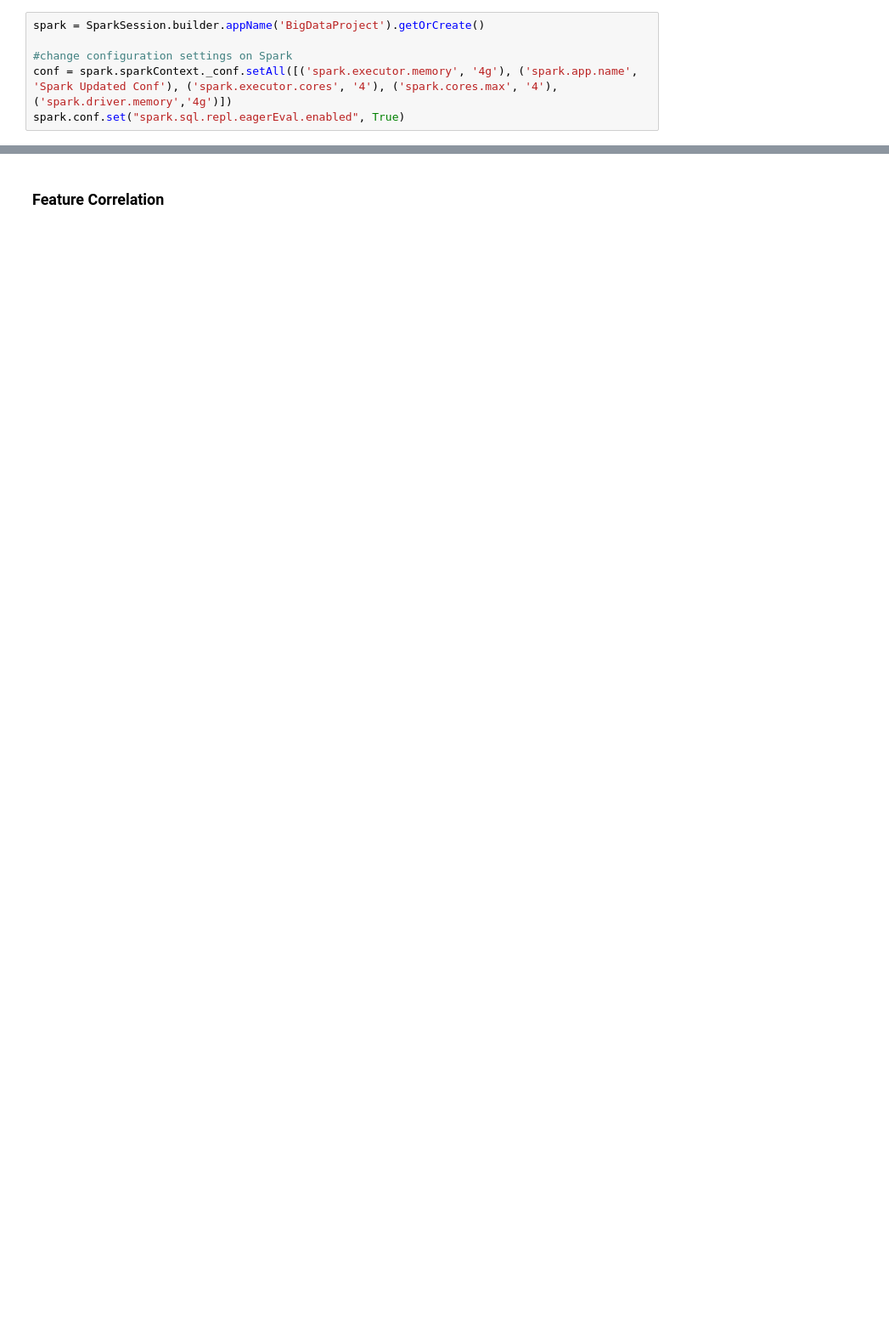
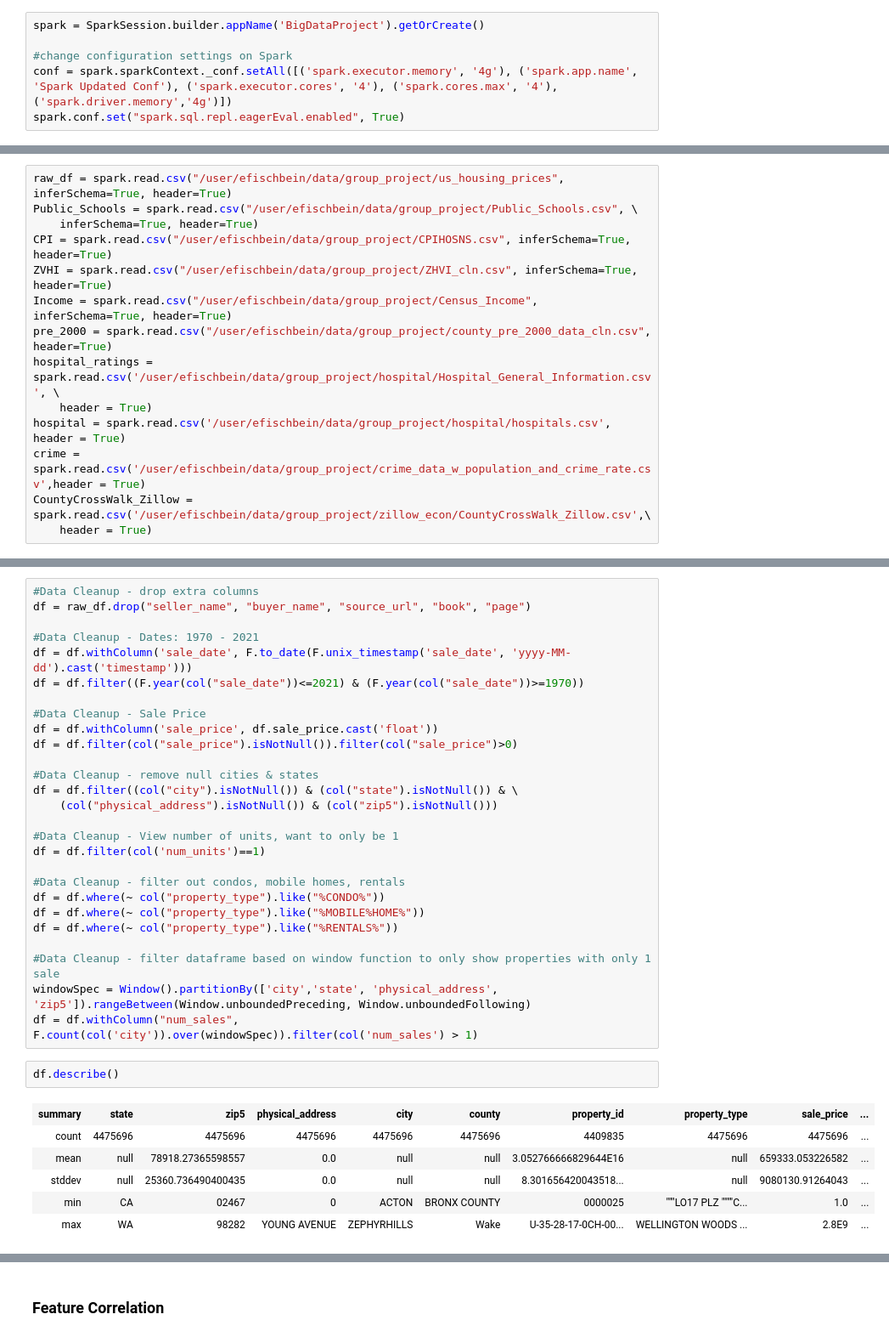
Before and after one commit to abhiniti-uchi/bigdata-winter22, a Jupyter notebook: BigData-FinalCode.ipynb, the cells around one changed output, grey strips where cells are left out. Shown at 85% size. Saved outputs shown, nothing was run; the diff lists cells and outputs as text; blank space fills up the shorter version.

```diff
--- a/BigData-FinalCode.ipynb
+++ b/BigData-FinalCode.ipynb
@@ -343,0 +25,14 @@ State_time_series4.count()
+# %%
+raw_df = spark.read.csv("/user/efischbein/data/group_project/us_housing_prices", inferSchema=True, header=True)
+Public_Schools = spark.read.csv("/user/efischbein/data/group_project/Public_Schools.csv", \
+    inferSchema=True, header=True)
+CPI = spark.read.csv("/user/efischbein/data/group_project/CPIHOSNS.csv", inferSchema=True, header=True)
+ZVHI = spark.read.csv("/user/efischbein/data/group_project/ZHVI_cln.csv", inferSchema=True, header=True)
+Income = spark.read.csv("/user/efischbein/data/group_project/Census_Income", inferSchema=True, header=True)
+pre_2000 = spark.read.csv("/user/efischbein/data/group_project/county_pre_2000_data_cln.csv", header=True)
+hospital_ratings = spark.read.csv('/user/efischbein/data/group_project/hospital/Hospital_General_Information.csv', \
+    header = True)
+hospital = spark.read.csv('/user/efischbein/data/group_project/hospital/hospitals.csv', header = True)
+crime = spark.read.csv('/user/efischbein/data/group_project/crime_data_w_population_and_crime_rate.csv',header = True)
+CountyCrossWalk_Zillow = spark.read.csv('/user/efischbein/data/group_project/zillow_econ/CountyCrossWalk_Zillow.csv',\
+    header = True)
@@ -343,0 +48,36 @@ State_time_series4.count()
+# %%
+#Data Cleanup - drop extra columns
+df = raw_df.drop("seller_name", "buyer_name", "source_url", "book", "page")
+
+#Data Cleanup - Dates: 1970 - 2021
+df = df.withColumn('sale_date', F.to_date(F.unix_timestamp('sale_date', 'yyyy-MM-dd').cast('timestamp')))
+df = df.filter((F.year(col("sale_date"))<=2021) & (F.year(col("sale_date"))>=1970))
+
+#Data Cleanup - Sale Price
+df = df.withColumn('sale_price', df.sale_price.cast('float'))
+df = df.filter(col("sale_price").isNotNull()).filter(col("sale_price")>0)
+
+#Data Cleanup - remove null cities & states
+df = df.filter((col("city").isNotNull()) & (col("state").isNotNull()) & \
+    (col("physical_address").isNotNull()) & (col("zip5").isNotNull()))
+
+#Data Cleanup - View number of units, want to only be 1
+df = df.filter(col('num_units')==1)
+
+#Data Cleanup - filter out condos, mobile homes, rentals
+df = df.where(~ col("property_type").like("%CONDO%"))
+df = df.where(~ col("property_type").like("%MOBILE%HOME%"))
+df = df.where(~ col("property_type").like("%RENTALS%"))
+
+#Data Cleanup - filter dataframe based on window function to only show properties with only 1 sale
+windowSpec = Window().partitionBy(['city','state', 'physical_address', 'zip5']).rangeBetween(Window.unboundedPreceding, Window.unboundedFollowing)
+df = df.withColumn("num_sales", F.count(col('city')).over(windowSpec)).filter(col('num_sales') > 1)
+# %%
+df.describe()
+# %% [output]
+| summary | state | zip5 | physical_address | city | county | property_id | property_type | sale_price | ... |
+| count | 4475696 | 4475696 | 4475696 | 4475696 | 4475696 | 4409835 | 4475696 | 4475696 | ... |
+| mean | null | 78918.27365598557 | 0.0 | null | null | 3.052766666829644E16 | null | 659333.053226582 | ... |
+| stddev | null | 25360.736490400435 | 0.0 | null | null | 8.301656420043518... | null | 9080130.91264043 | ... |
+| min | CA | 02467 | 0 | ACTON | BRONX COUNTY | 0000025 | """LO17 PLZ """"C... | 1.0 | ... |
+| max | WA | 98282 | YOUNG AVENUE | ZEPHYRHILLS | Wake | U-35-28-17-0CH-00... | WELLINGTON WOODS ... | 2.8E9 | ... |
```
Also changed, not shown: parts of 119 cells of this notebook.
